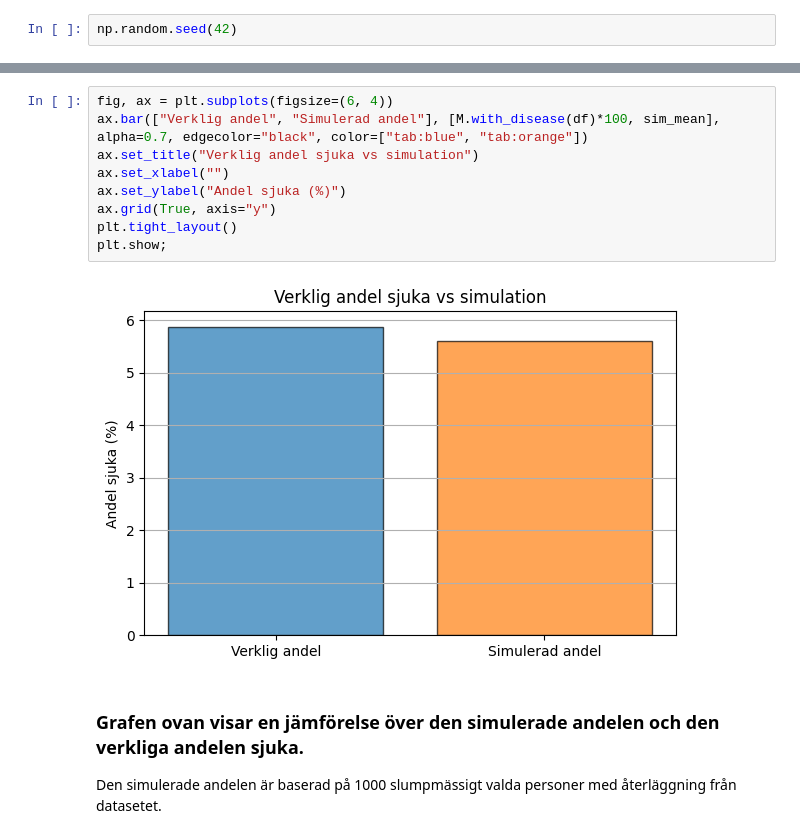
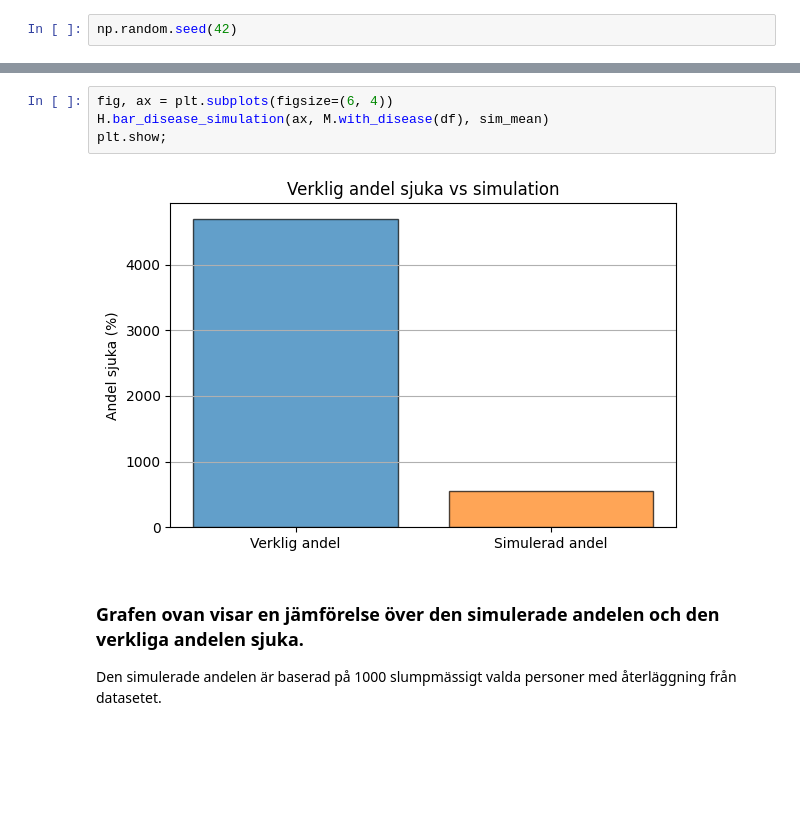
Before and after one commit to MagdalenaPersson/health-study, a Jupyter notebook: report.ipynb, the cells around one changed output, grey strips where cells are left out. Cells and saved outputs as stored; diff of their text form; blank space fills up the shorter version.

```diff
--- a/report.ipynb
+++ b/report.ipynb
@@ -112,14 +112,9 @@ Med simulation blir andelen sjuka 6.70%
 # %%
 fig, ax = plt.subplots(figsize=(6, 4))
-ax.bar(["Verklig andel", "Simulerad andel"], [M.with_disease(df)*100, sim_mean], alpha=0.7, edgecolor="black", color=["tab:blue", "tab:orange"])
-ax.set_title("Verklig andel sjuka vs simulation")
-ax.set_xlabel("")
-ax.set_ylabel("Andel sjuka (%)")
-ax.grid(True, axis="y")
-plt.tight_layout()
+H.bar_disease_simulation(ax, M.with_disease(df), sim_mean)
 plt.show;
 # %% [output]
-[figure, old version]
+[figure, new version]
 # %% [markdown]
 ### Grafen ovan visar en jämförelse över den simulerade andelen och den verkliga andelen sjuka.
 Den simulerade andelen är baserad på 1000 slumpmässigt valda personer med återläggning från datasetet.
```
Also changed, not shown: parts of 2 cells of this notebook.
